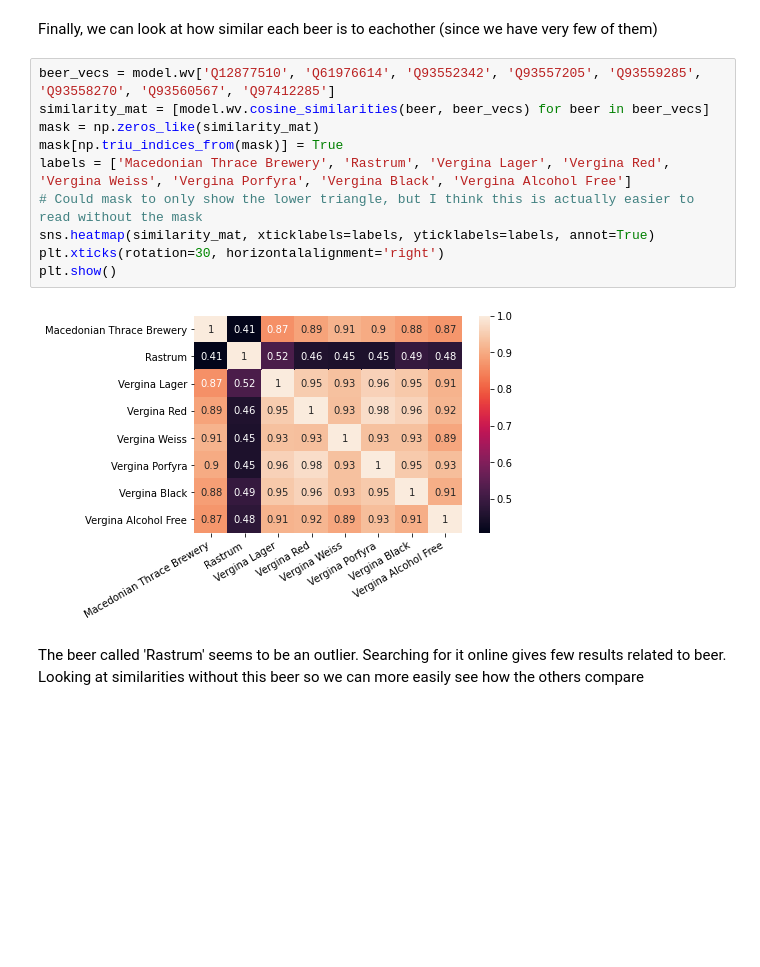
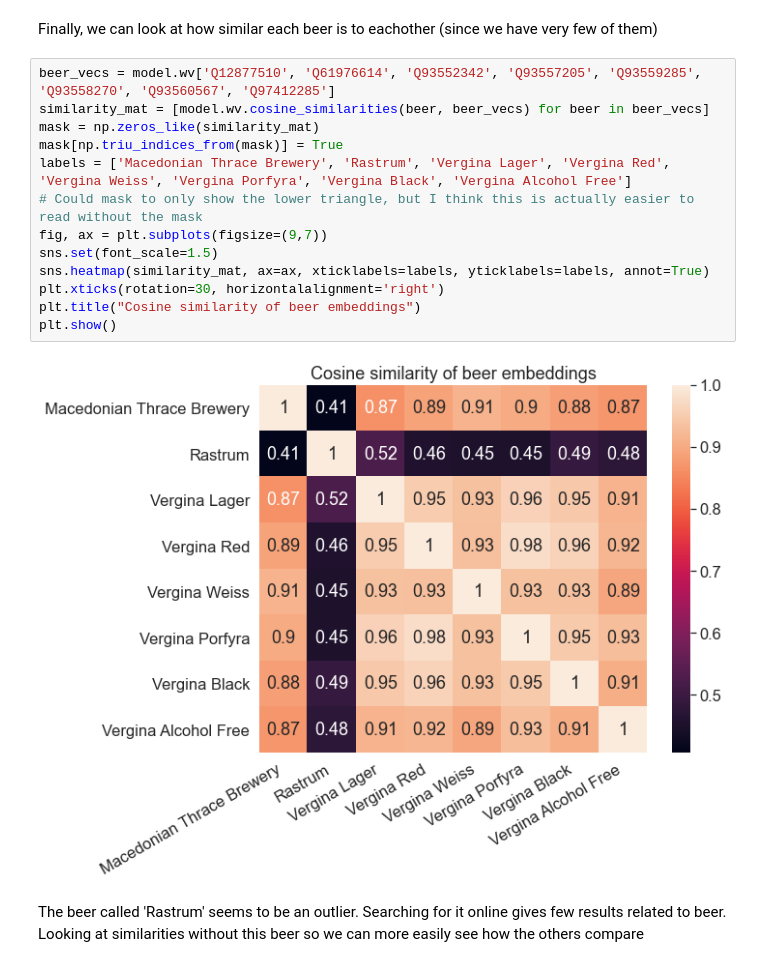
Before and after one commit to nicklein/kgtk, a Jupyter notebook: entity_profiling/HAS_entity_embeddings.ipynb, the cells around one changed output. Cells and saved outputs as stored; diff of their text form; blank space fills up the shorter version.

Commit message:
make heatmaps bigger. Font was hard to read

```diff
--- a/entity_profiling/HAS_entity_embeddings.ipynb
+++ b/entity_profiling/HAS_entity_embeddings.ipynb
@@ -267,15 +267,18 @@ Finally, we can look at how similar each beer is to eachother (since we have ver
 # %%
 beer_vecs = model.wv['Q12877510', 'Q61976614', 'Q93552342', 'Q93557205', 'Q93559285', 'Q93558270', 'Q93560567', 'Q97412285']
 similarity_mat = [model.wv.cosine_similarities(beer, beer_vecs) for beer in beer_vecs]
 mask = np.zeros_like(similarity_mat)
 mask[np.triu_indices_from(mask)] = True
 labels = ['Macedonian Thrace Brewery', 'Rastrum', 'Vergina Lager', 'Vergina Red', 'Vergina Weiss', 'Vergina Porfyra', 'Vergina Black', 'Vergina Alcohol Free']
 # Could mask to only show the lower triangle, but I think this is actually easier to read without the mask
-sns.heatmap(similarity_mat, xticklabels=labels, yticklabels=labels, annot=True)
+fig, ax = plt.subplots(figsize=(9,7))
+sns.set(font_scale=1.5)
+sns.heatmap(similarity_mat, ax=ax, xticklabels=labels, yticklabels=labels, annot=True)
 plt.xticks(rotation=30, horizontalalignment='right')
+plt.title("Cosine similarity of beer embeddings")
 plt.show()
 # %% [output]
-[figure, old version]
+[figure, new version]
 # %% [markdown]
 The beer called 'Rastrum' seems to be an outlier. Searching for it online gives few results related to beer. Looking at similarities without this beer so we can more easily see how the others compare
 # %%
```
Also changed, not shown: parts of 1 cell of this notebook.
